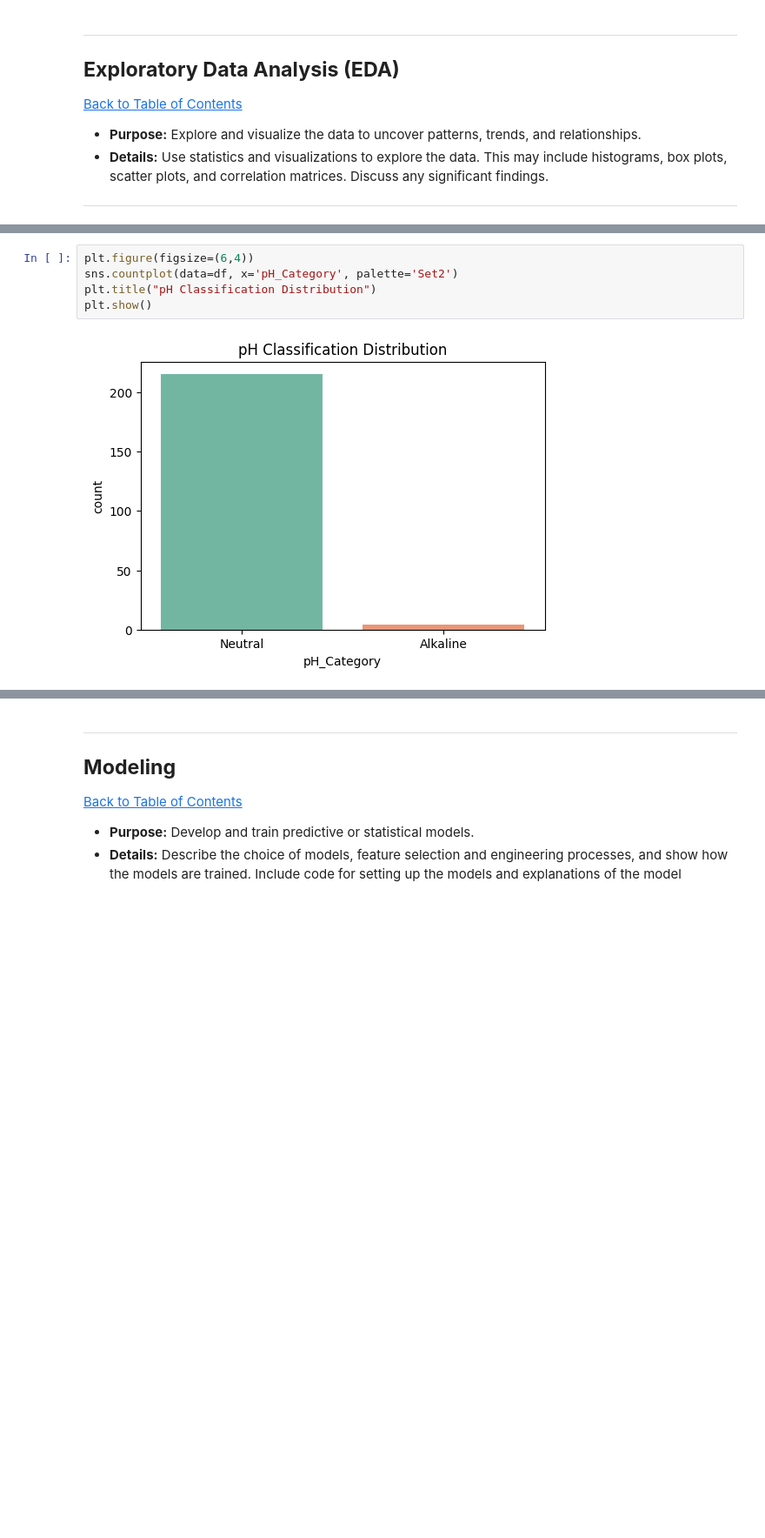
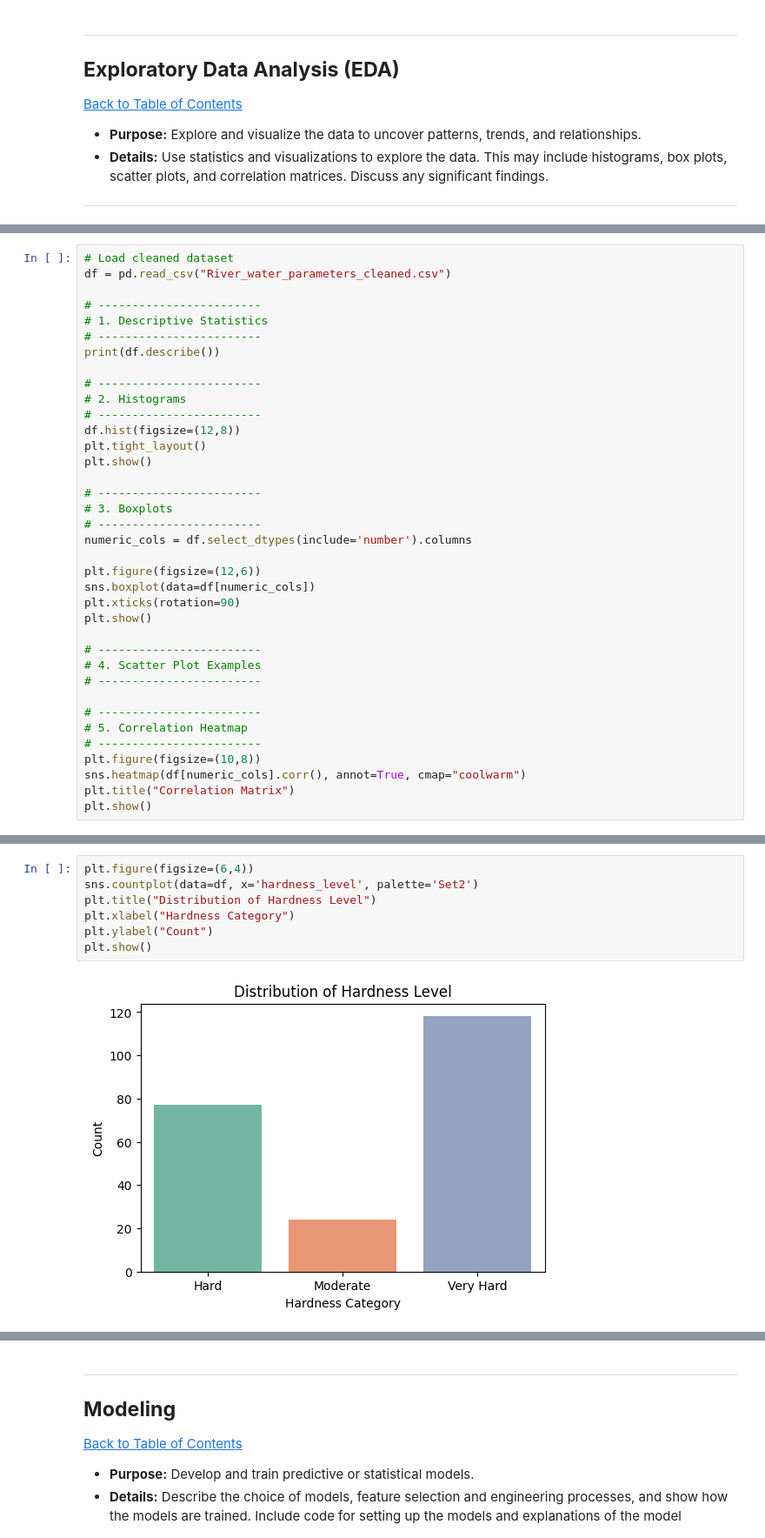
Before and after one commit to Jeremy809/Workplace, a Jupyter notebook: QCTO---Workplace-Module-Notebook-Template-4571.ipynb, the cells around one changed output, grey strips where cells are left out. Shown at 87% size. Drawn from its saved outputs; the diff is of its cells as text; blank space fills up the shorter version.

```diff
--- a/QCTO---Workplace-Module-Notebook-Template-4571.ipynb
+++ b/QCTO---Workplace-Module-Notebook-Template-4571.ipynb
@@ -436,0 +336,37 @@ dtype: int64
+# %%
+# Load cleaned dataset
+df = pd.read_csv("River_water_parameters_cleaned.csv")
+
+# ------------------------
+# 1. Descriptive Statistics
+# ------------------------
+print(df.describe())
+
+# ------------------------
+# 2. Histograms
+# ------------------------
+df.hist(figsize=(12,8))
+plt.tight_layout()
+plt.show()
+
+# ------------------------
+# 3. Boxplots
+# ------------------------
+numeric_cols = df.select_dtypes(include='number').columns
+
+plt.figure(figsize=(12,6))
+sns.boxplot(data=df[numeric_cols])
+plt.xticks(rotation=90)
+plt.show()
+
+# ------------------------
+# 4. Scatter Plot Examples
+# ------------------------
+
+# ------------------------
+# 5. Correlation Heatmap
+# ------------------------
+plt.figure(figsize=(10,8))
+sns.heatmap(df[numeric_cols].corr(), annot=True, cmap="coolwarm")
+plt.title("Correlation Matrix")
+plt.show()
@@ -457,7 +432,9 @@ plt.show()
 # %%
 plt.figure(figsize=(6,4))
-sns.countplot(data=df, x='pH_Category', palette='Set2')
-plt.title("pH Classification Distribution")
+sns.countplot(data=df, x='hardness_level', palette='Set2')
+plt.title("Distribution of Hardness Level")
+plt.xlabel("Hardness Category")
+plt.ylabel("Count")
 plt.show()
 # %% [output]
-[figure, old version]
+[figure, new version]
```
Also changed, not shown: parts of 17 cells of this notebook, 1 other file.
